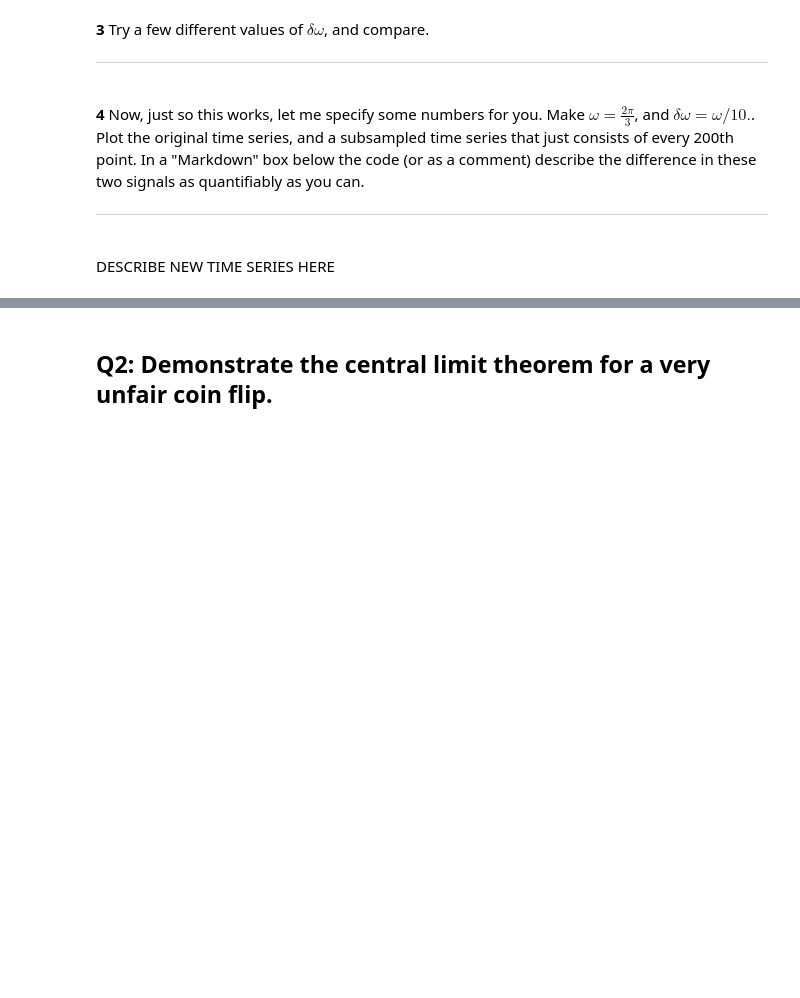
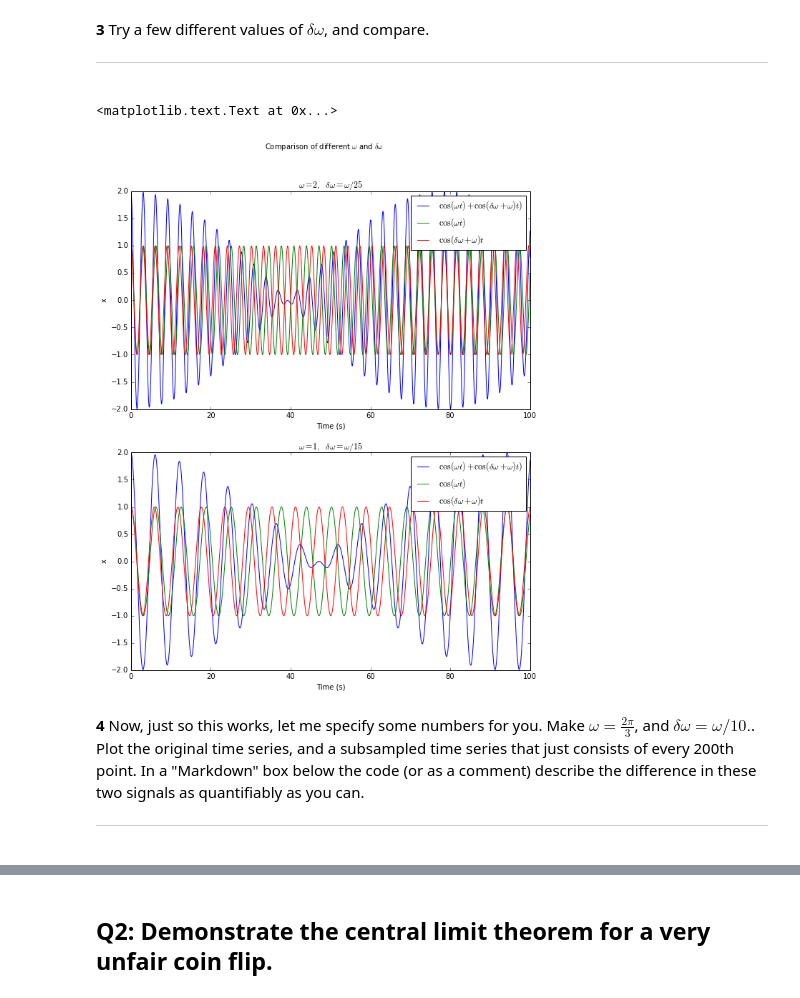
Before and after one commit to richyw/Phys411Assignments, a Jupyter notebook: Assignment-01.ipynb, the cells around one changed output, grey strips where cells are left out. Saved outputs shown, nothing was run; the diff lists cells and outputs as text; code cells hidden in the pictures; blank space fills up the shorter version.

```diff
--- a/Assignment-01.ipynb
+++ b/Assignment-01.ipynb
@@ -45,2 +57,39 @@ PLOT COMPARISON HERE
+# %%
+w = 2.
+dw = w/25.
+
+a = np.cos(w*t)
+b = np.cos((w+dw)*t)
+x = a+b
+
+fig3 = plt.figure(figsize=(10,12))
+fig3.suptitle('Comparison of different $\omega$ and $\delta\omega$')
+ax1 =  fig3.add_subplot(2,1,1)
+ax1.plot(t,x,label='$\cos (\omega t)+\cos(\delta \omega +\omega)t)$')
+ax1.plot(t,a,label='$\cos (\omega t)$')
+ax1.plot(t,b,label='$\cos(\delta \omega +\omega)t$')
+ax1.legend(loc=1)
+ax1.set_xlabel('Time (s)')
+ax1.set_ylabel('x')
+ax1.set_title('$ \omega = 2, \; \delta\omega = \omega/25$')
+
+w = 1.
+dw = w/15.
+
+a = np.cos(w*t)
+b = np.cos((w+dw)*t)
+x = a+b
+
+ax2 =  fig3.add_subplot(2,1,2)
+ax2.plot(t,x,label='$\cos (\omega t)+\cos(\delta \omega +\omega)t)$')
+ax2.plot(t,a,label='$\cos (\omega t)$')
+ax2.plot(t,b,label='$\cos(\delta \omega +\omega)t$')
+ax2.legend(loc=1)
+ax2.set_xlabel('Time (s)')
+ax2.set_ylabel('x')
+ax2.set_title('$ \omega = 1, \; \delta\omega = \omega/15$')
+# %% [output]
+<matplotlib.text.Text at 0x...>
+[figure, added]
 # %% [markdown]
 **4** Now, just so this works, let me specify some numbers for you.  Make $\omega=\frac{2\pi}{3}$, and $\delta\omega=\omega/10.$.  Plot the original time series, and a subsampled time series that just consists of every 200th point.  In a "Markdown" box below the code (or as a comment) describe the difference in these two signals as quantifiably as you can.  <hr>
@@ -49,2 +95,0 @@ PLOT SUBSAMPLED TIME SERIES HERE
-# %% [markdown]
-DESCRIBE NEW TIME SERIES HERE
```
Also changed, not shown: parts of 29 cells of this notebook.
